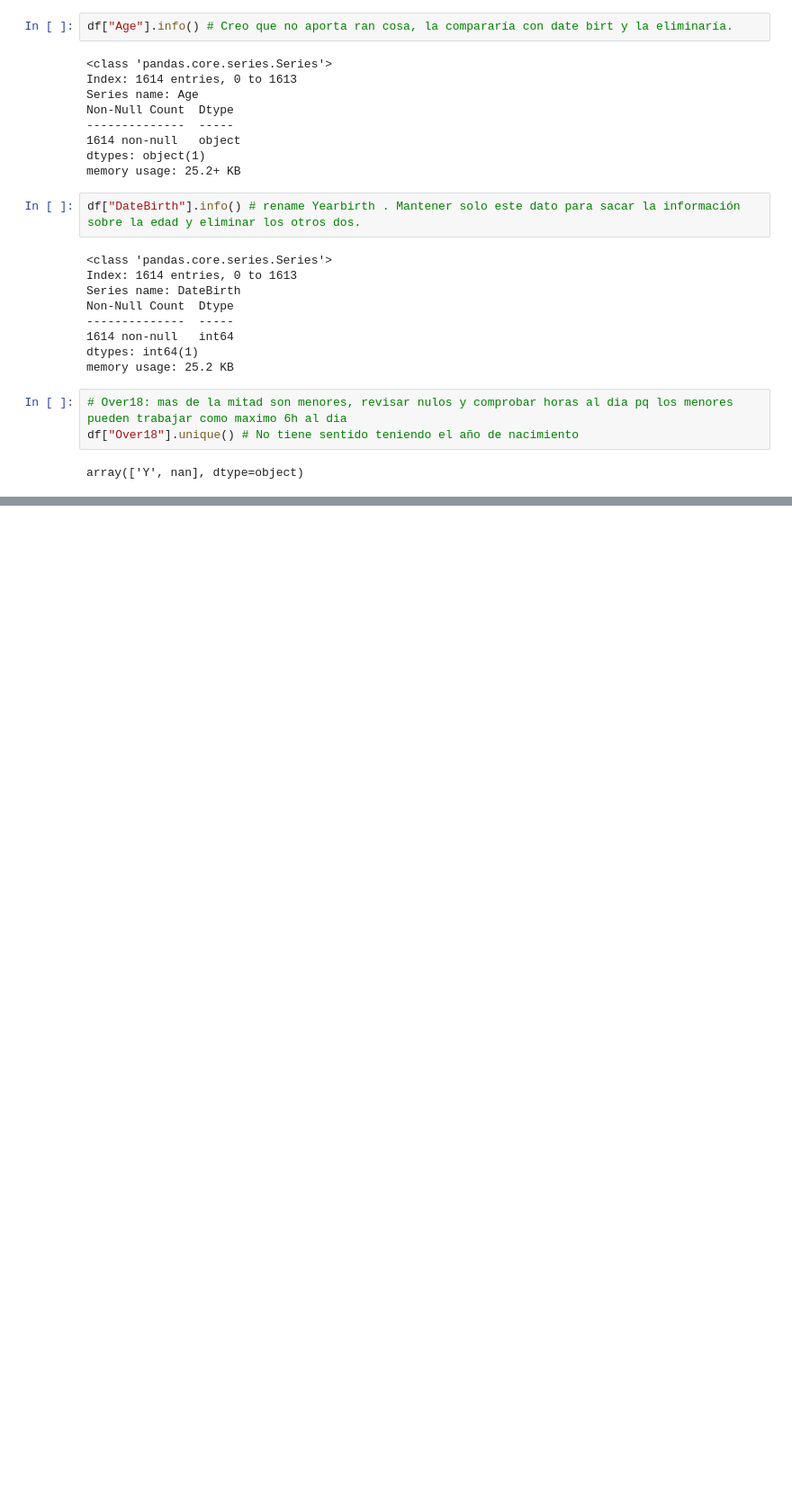
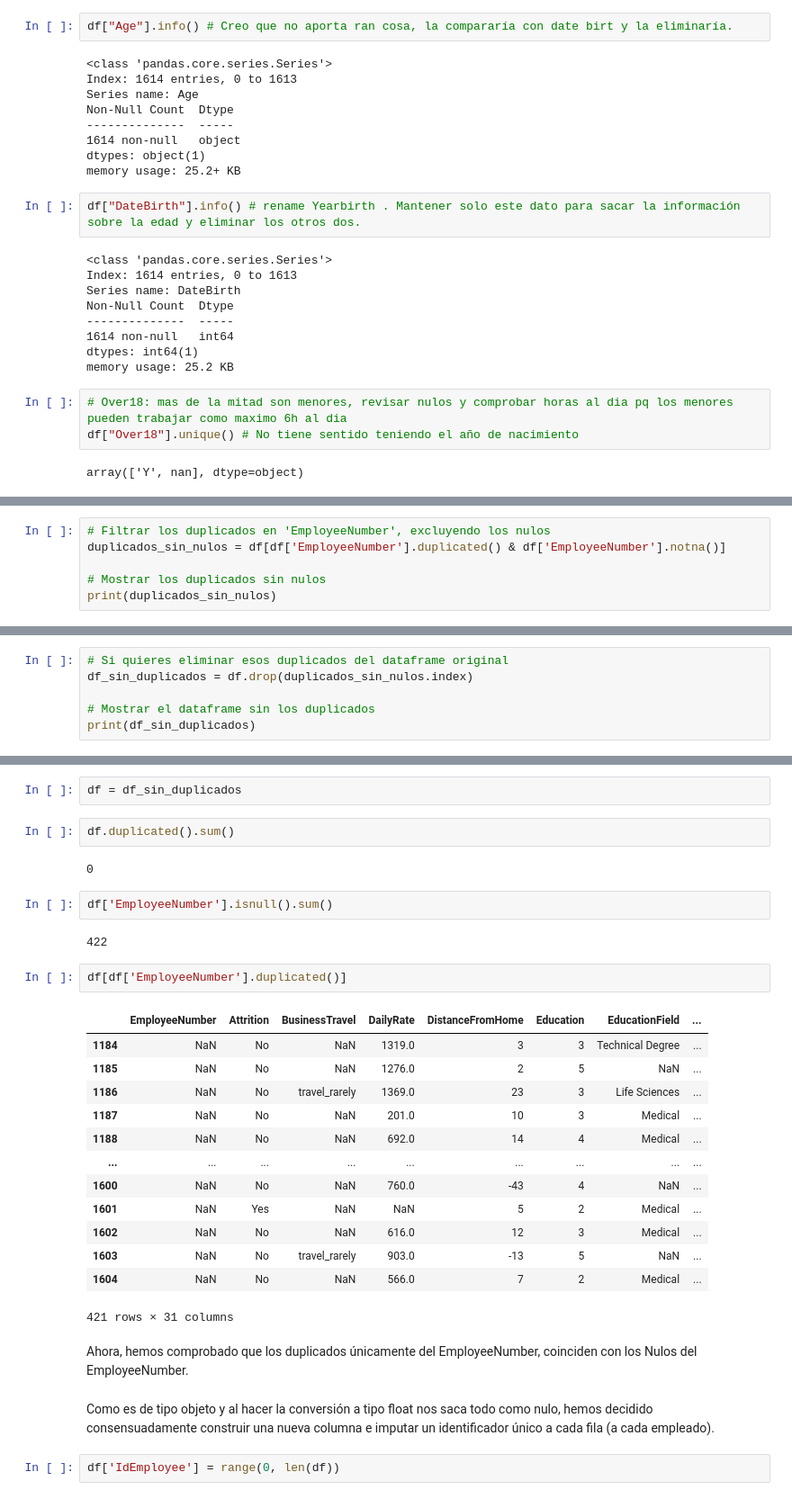
Before and after one commit to luzmarinahg/proyecto_eda_adalab, a Jupyter notebook: FASE-1-EDA.ipynb, the cells around one changed output, grey strips where cells are left out. Shown at 90% size. Cells and saved outputs as stored; diff of their text form; blank space fills up the shorter version.

```diff
--- a/FASE-1-EDA.ipynb
+++ b/FASE-1-EDA.ipynb
@@ -410,0 +417,6 @@ array(['Y', nan], dtype=object)
+# %%
+# Filtrar los duplicados en 'EmployeeNumber', excluyendo los nulos
+duplicados_sin_nulos = df[df['EmployeeNumber'].duplicated() & df['EmployeeNumber'].notna()]
+
+# Mostrar los duplicados sin nulos
+print(duplicados_sin_nulos)
@@ -410,0 +445,6 @@ array(['Y', nan], dtype=object)
+# %%
+# Si quieres eliminar esos duplicados del dataframe original
+df_sin_duplicados = df.drop(duplicados_sin_nulos.index)
+
+# Mostrar el dataframe sin los duplicados
+print(df_sin_duplicados)
@@ -410,0 +469,32 @@ array(['Y', nan], dtype=object)
+# %%
+df = df_sin_duplicados
+# %%
+df.duplicated().sum()
+# %% [output]
+0
+# %%
+df['EmployeeNumber'].isnull().sum()
+# %% [output]
+422
+# %%
+df[df['EmployeeNumber'].duplicated()]
+# %% [output]
+|  | EmployeeNumber | Attrition | BusinessTravel | DailyRate | DistanceFromHome | Education | EducationField | ... |
+| 1184 | NaN | No | NaN | 1319.0 | 3 | 3 | Technical Degree | ... |
+| 1185 | NaN | No | NaN | 1276.0 | 2 | 5 | NaN | ... |
+| 1186 | NaN | No | travel_rarely | 1369.0 | 23 | 3 | Life Sciences | ... |
+| 1187 | NaN | No | NaN | 201.0 | 10 | 3 | Medical | ... |
+| 1188 | NaN | No | NaN | 692.0 | 14 | 4 | Medical | ... |
+| ... | ... | ... | ... | ... | ... | ... | ... | ... |
+| 1600 | NaN | No | NaN | 760.0 | -43 | 4 | NaN | ... |
+| 1601 | NaN | Yes | NaN | NaN | 5 | 2 | Medical | ... |
+| 1602 | NaN | No | NaN | 616.0 | 12 | 3 | Medical | ... |
+| 1603 | NaN | No | travel_rarely | 903.0 | -13 | 5 | NaN | ... |
+| 1604 | NaN | No | NaN | 566.0 | 7 | 2 | Medical | ... |
+421 rows × 31 columns
+# %% [markdown]
+Ahora, hemos comprobado que los duplicados únicamente del EmployeeNumber, coinciden con los Nulos del EmployeeNumber.
+# %% [markdown]
+Como es de tipo objeto y al hacer la conversión a tipo float nos saca todo como nulo, hemos decidido consensuadamente construir una nueva columna e imputar un identificador único a cada fila (a cada empleado).
+# %%
+df['IdEmployee'] = range(0, len(df))
```
Also changed, not shown: parts of 34 cells of this notebook.
